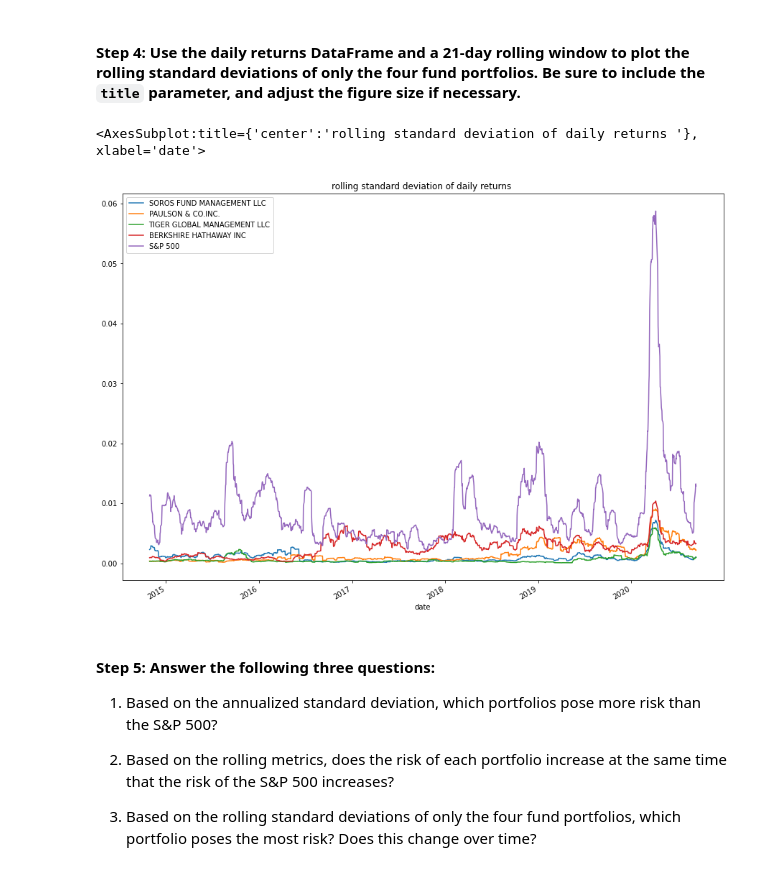
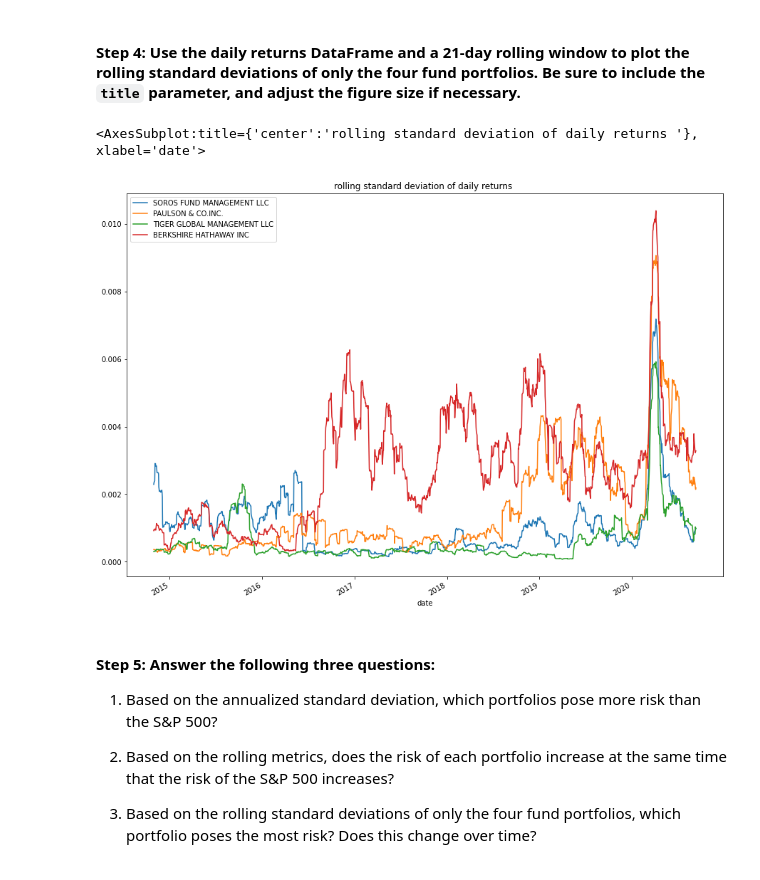
Before and after one commit to David-Ingraham/Titan_portfolio_analysis, a Jupyter notebook: risk_return_analysis.ipynb, the cells around one changed output. Saved outputs shown, nothing was run; the diff lists cells and outputs as text; code cells hidden in the pictures.

```diff
--- a/risk_return_analysis.ipynb
+++ b/risk_return_analysis.ipynb
@@ -285,17 +283,15 @@ daily_returns_df.rolling(window=21).mean().plot(figsize=(15,11),title='rolling a
 # %%
 # Using the daily return data and a 21-day rolling window, plot the rolling standard deviation of just the 4 portfolios.
 # Include a title parameter and adjust the figure size
 # YOUR CODE HERE
-#daily_returns_std = daily_returns_df.std()
-#annualized_daily_returns_std = daily_returns_std_df * math.sqrt(252)
-#annualized_daily_returns_std_df = pd.DataFrame(annualized_daily_returns_std)
-#daily_returns_df_no_spy = daily_returns_df.drop(columns=['S&P 500'])
-daily_returns_df.rolling(window=21).std().plot(figsize=(15,11),title='rolling standard deviation of daily returns ')
+
+daily_returns_df_no_spy = daily_returns_df.drop(columns=['S&P 500'])
+daily_returns_df_no_spy.rolling(window=21).std().plot(figsize=(15,11),title='rolling standard deviation of daily returns ')
 #daily_returns_std.head()
 ## wrong check this variable
 # %% [output]
 <AxesSubplot:title={'center':'rolling standard deviation of daily returns '}, xlabel='date'>
-[figure, old version]
+[figure, new version]
 # %% [markdown]
 #### Step 5: Answer the following three questions:
 
```
Also changed, not shown: parts of 12 cells of this notebook.
